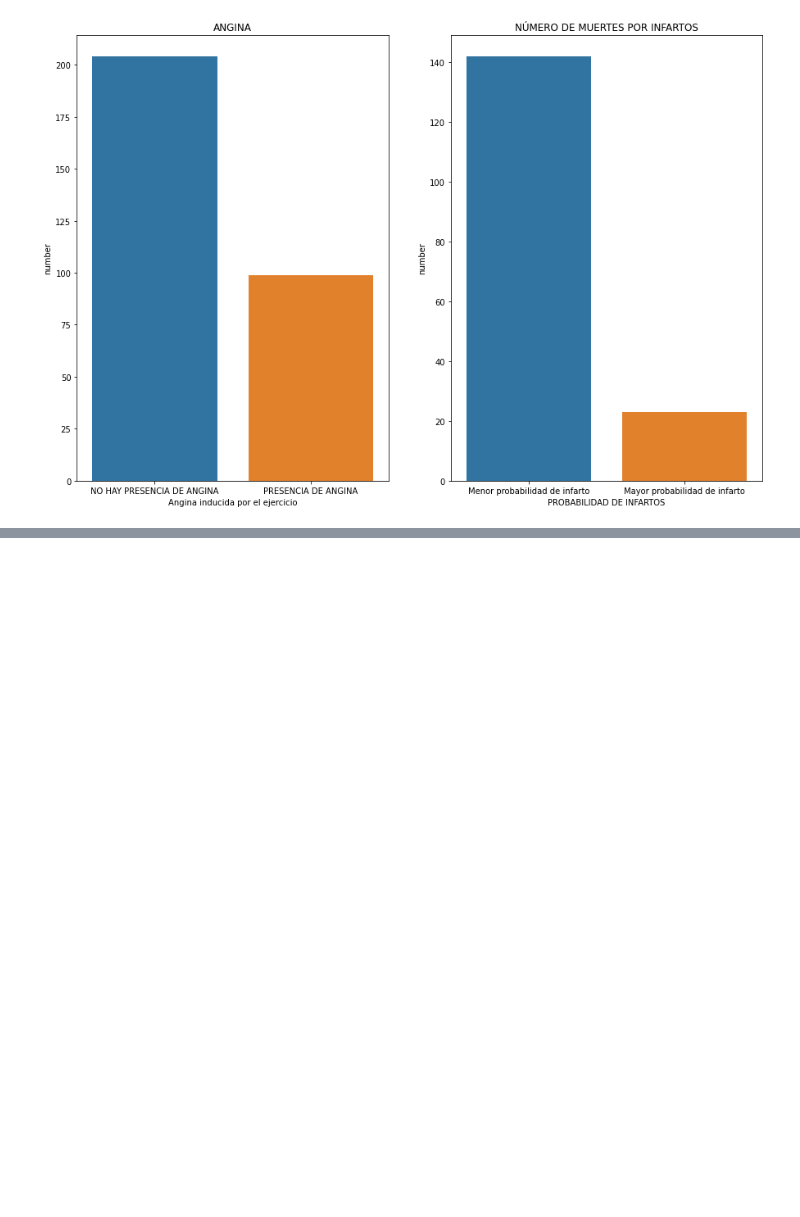
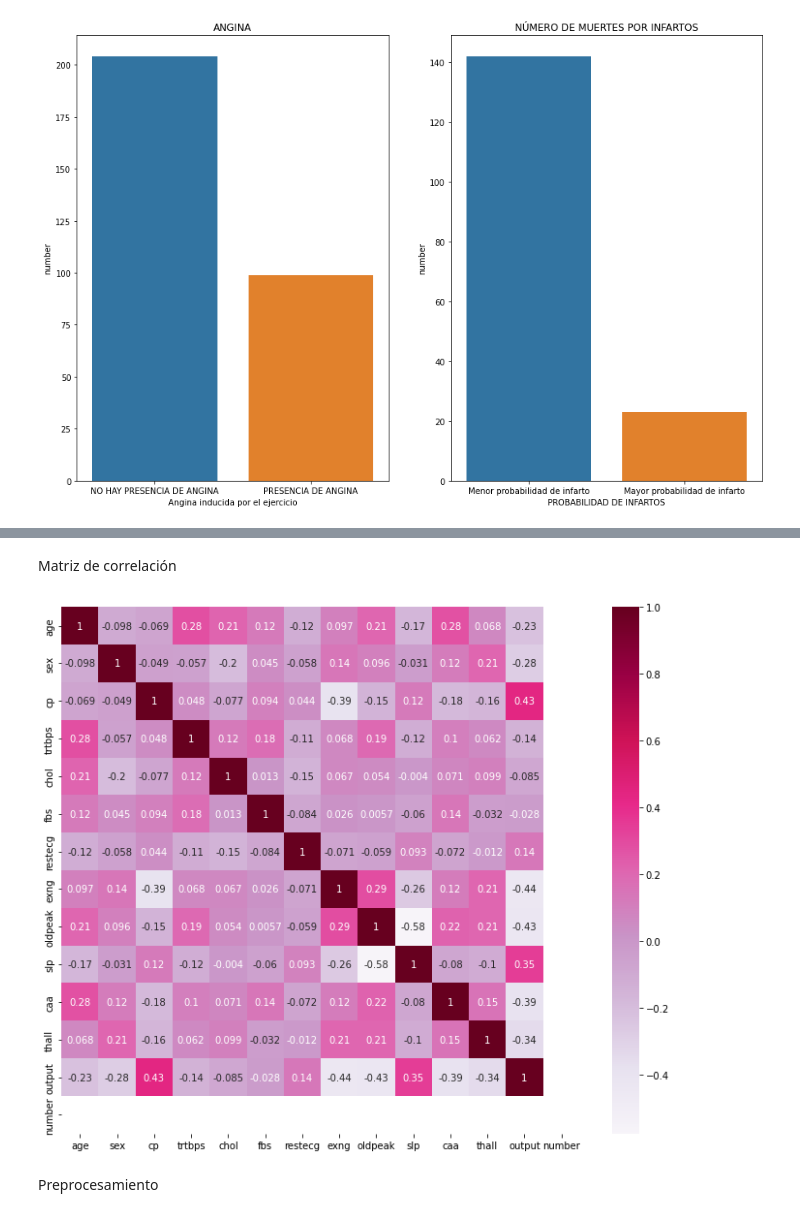
Before and after one commit to FelipeGualdron/Programacion, a Jupyter notebook: Proyecto_final_programacion.ipynb, the cells around one changed output, grey strips where cells are left out. Cells and saved outputs as stored; diff of their text form; code cells hidden in the pictures; blank space fills up the shorter version.

Commit message:
Preprocesamiento

```diff
--- a/Proyecto_final_programacion.ipynb
+++ b/Proyecto_final_programacion.ipynb
@@ -217,0 +233,12 @@ plt.show()
+# %% [markdown]
+Matriz de correlación
+# %%
+plt.figure(figsize=(12,10))
+sns.heatmap(data.corr(),annot=True,cmap="PuRd")
+plt.show()
+#Lo que vemos en la matriz de correlacion es que el ataque al corazon depende de cp(dolor de pecho o chest pain )
+#thalachh(Ritmo cardíaco máximo alcanzado),slp(Pendiente)
+# %% [output]
+[figure, added]
+# %% [markdown]
+Preprocesamiento
```
Also changed, not shown: parts of 8 cells of this notebook.
